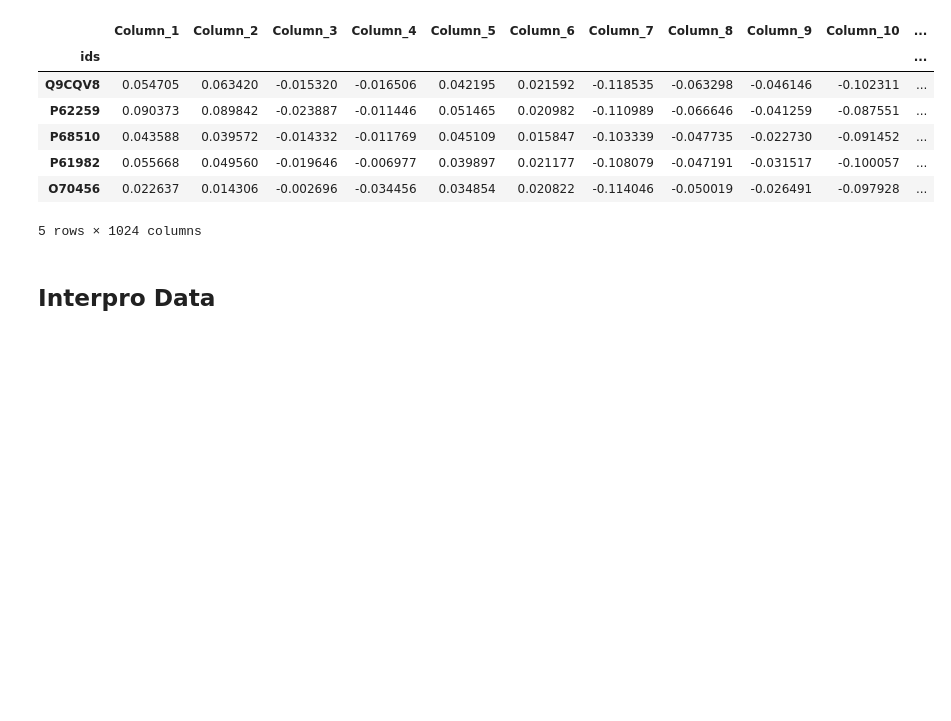
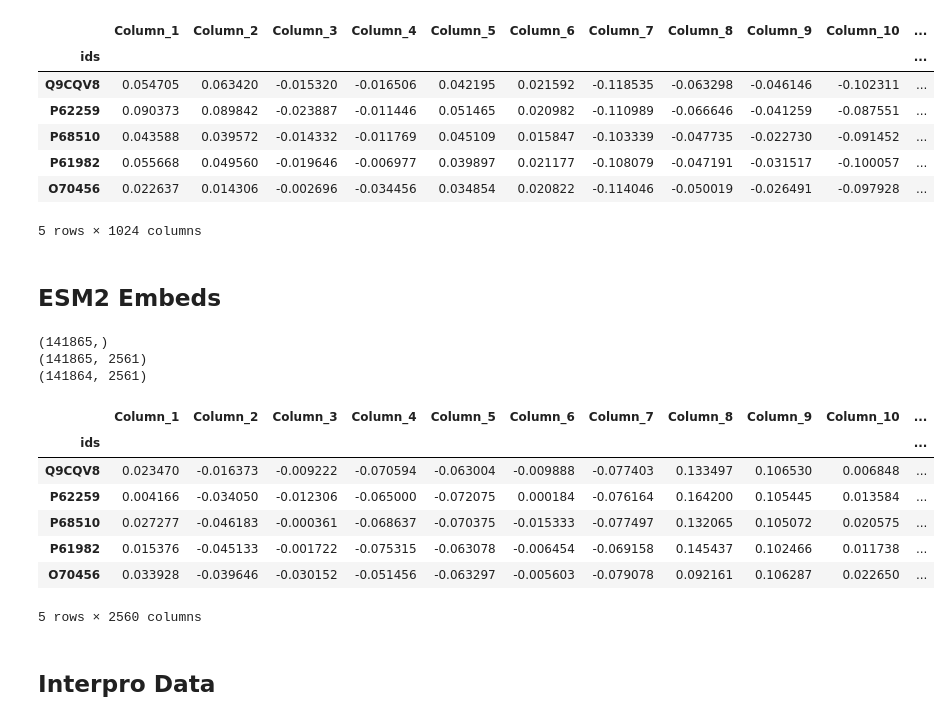
Before and after one commit to m5k5/KaggleCAFAChallenge, a Jupyter notebook: Inference Multimodal.ipynb, the cells around one changed output. Saved outputs shown, nothing was run; the diff lists cells and outputs as text; code cells hidden in the pictures; blank space fills up the shorter version.

```diff
--- a/Inference Multimodal.ipynb
+++ b/Inference Multimodal.ipynb
@@ -98,6 +98,37 @@ t5df.head()
 | P61982 | 0.055668 | 0.049560 | -0.019646 | -0.006977 | 0.039897 | 0.021177 | -0.108079 | -0.047191 | -0.031517 | -0.100057 | ... |
 | O70456 | 0.022637 | 0.014306 | -0.002696 | -0.034456 | 0.034854 | 0.020822 | -0.114046 | -0.050019 | -0.026491 | -0.097928 | ... |
 5 rows × 1024 columns
+# %% [markdown]
+## ESM2 Embeds
+# %%
+test_esm2_embeddings = np.load(os.path.join(DATA_PATH, "esm2/test_embeds_esm2_t36_3B_UR50D.npy"))
+
+column_num = test_esm2_embeddings.shape[1]
+esm2df = pd.DataFrame(
+    test_esm2_embeddings, columns=["Column_" + str(i) for i in range(1, column_num + 1)]
+)
+esm2Dimension = esm2df.shape[1]
+
+test_protein_ids_esm2 = np.load(os.path.join(DATA_PATH, "esm2/test_ids_esm2_t36_3B_UR50D.npy"))
+esm2df["ids"] = test_protein_ids_esm2
+print(test_protein_ids_esm2.shape)
+print(esm2df.shape)
+esm2df = esm2df.drop_duplicates(subset=["ids"])
+print(esm2df.shape)
+esm2df.set_index("ids", inplace=True)
+esm2df.head()
+# %% [output]
+(141865,)
+(141865, 2561)
+(141864, 2561)
+|  | Column_1 | Column_2 | Column_3 | Column_4 | Column_5 | Column_6 | Column_7 | Column_8 | Column_9 | Column_10 | ... |
+| ids |  |  |  |  |  |  |  |  |  |  | ... |
+| Q9CQV8 | 0.023470 | -0.016373 | -0.009222 | -0.070594 | -0.063004 | -0.009888 | -0.077403 | 0.133497 | 0.106530 | 0.006848 | ... |
+| P62259 | 0.004166 | -0.034050 | -0.012306 | -0.065000 | -0.072075 | 0.000184 | -0.076164 | 0.164200 | 0.105445 | 0.013584 | ... |
+| P68510 | 0.027277 | -0.046183 | -0.000361 | -0.068637 | -0.070375 | -0.015333 | -0.077497 | 0.132065 | 0.105072 | 0.020575 | ... |
+| P61982 | 0.015376 | -0.045133 | -0.001722 | -0.075315 | -0.063078 | -0.006454 | -0.069158 | 0.145437 | 0.102466 | 0.011738 | ... |
+| O70456 | 0.033928 | -0.039646 | -0.030152 | -0.051456 | -0.063297 | -0.005603 | -0.079078 | 0.092161 | 0.106287 | 0.022650 | ... |
+5 rows × 2560 columns
 # %% [markdown]
 ## Interpro Data
 # %%
```
Also changed, not shown: parts of 7 cells of this notebook, 5 other files.
